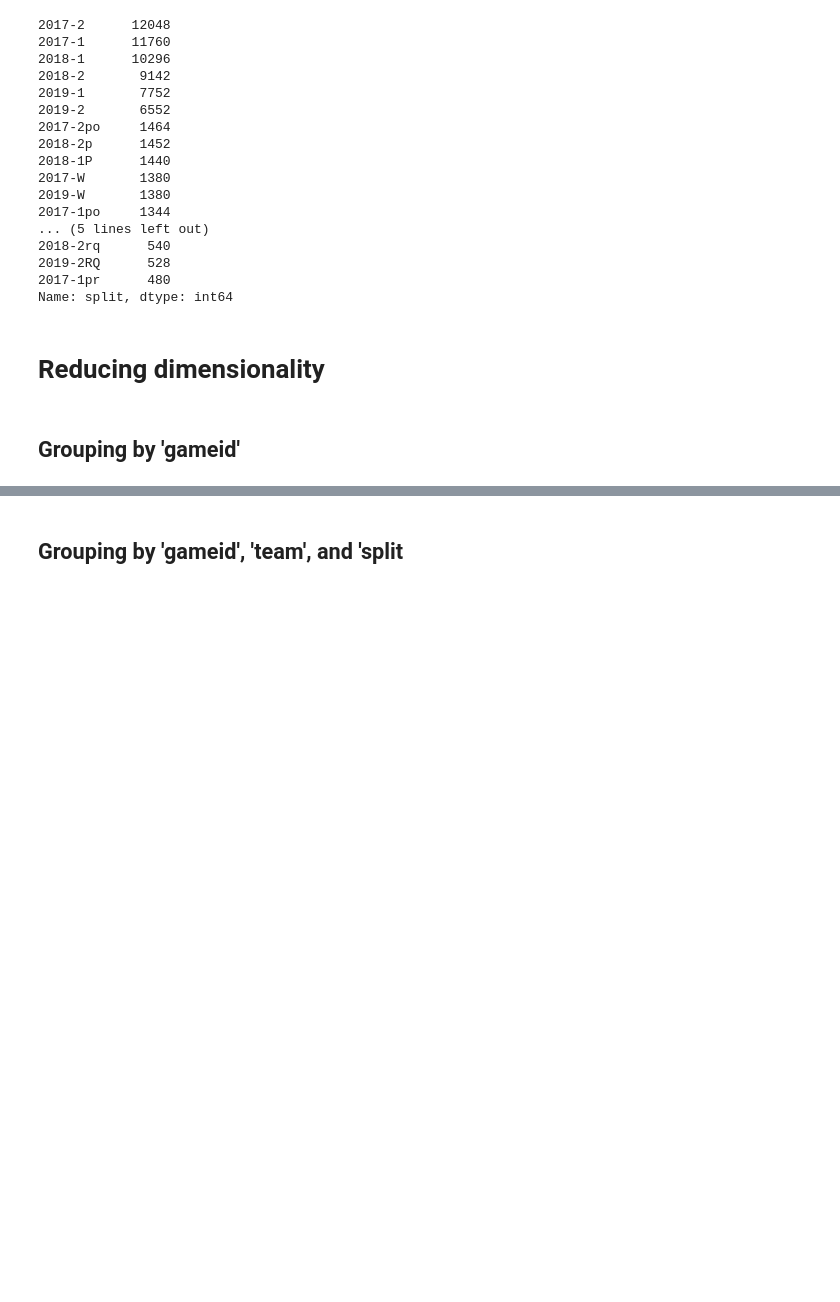
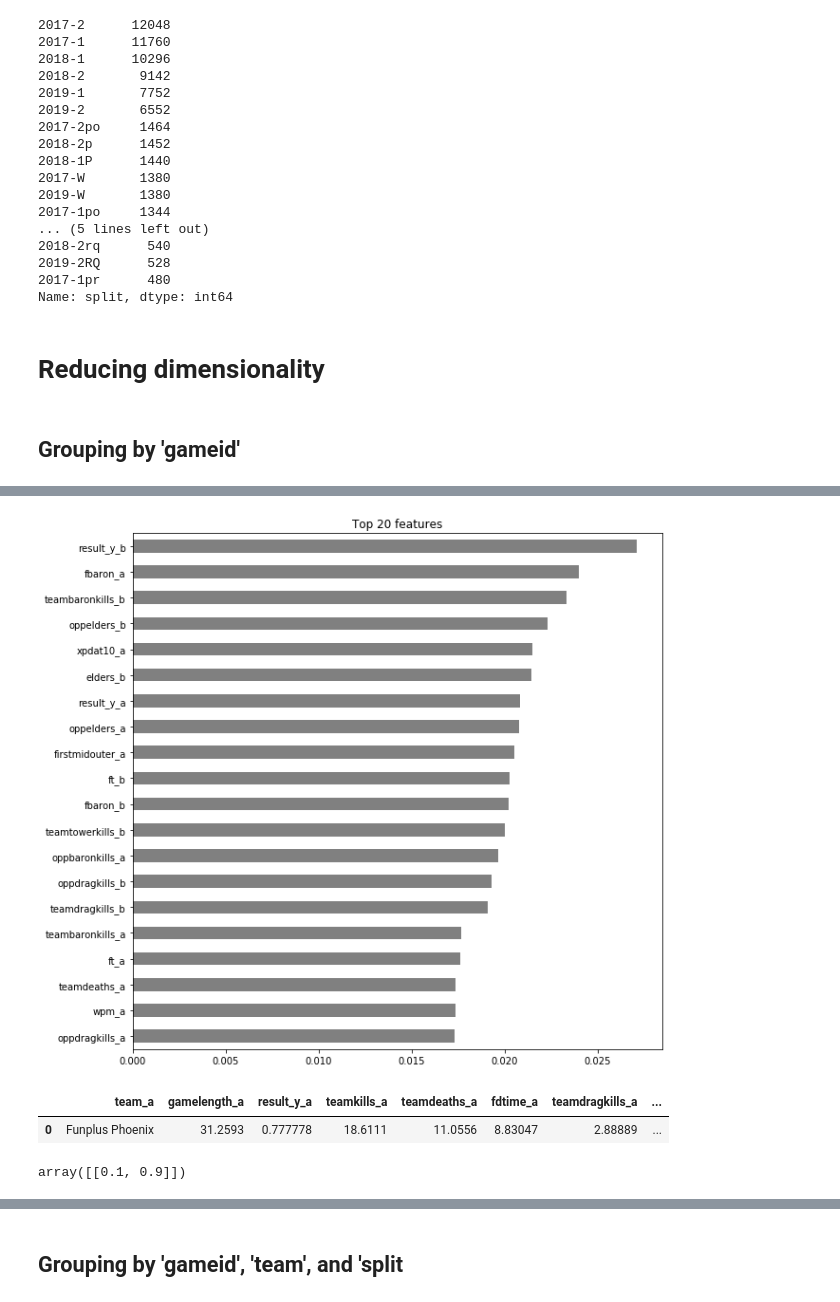
Before and after one commit to skredenmathias/DS-Unit-2-Build, a Jupyter notebook: Build_Week_Unit_2.ipynb, the cells around one changed output, grey strips where cells are left out. Cells and saved outputs as stored; diff of their text form; code cells hidden in the pictures; blank space fills up the shorter version.

```diff
--- a/Build_Week_Unit_2.ipynb
+++ b/Build_Week_Unit_2.ipynb
@@ -167,0 +331,3 @@ x.head()
+# %%
+train, test = train_test_split(new_df, test_size = .2, random_state = 42)
+train.shape, test.shape
@@ -167,0 +336,3 @@ x.head()
+# %%
+train, val = train_test_split(train, test_size = .2, random_state = 42)
+train.shape, val.shape
@@ -167,0 +341,13 @@ x.head()
+# %%
+target = 'winner'
+
+# features =
+
+X_train = train.drop(columns=target)
+y_train = train[target]
+X_val = val.drop(columns=target)
+y_val = val[target]
+X_test = test.drop(columns=target)
+y_test = test[target]
+
+X_train.shape, X_val.shape
@@ -167,0 +365,8 @@ x.head()
+# %%
+pipeline = make_pipeline(
+    ce.OrdinalEncoder(),
+    SimpleImputer(),
+    RandomForestClassifier(random_state = 42, n_jobs=-1)
+)
+
+pipeline.fit(X_train, y_train)
@@ -167,0 +409,17 @@ x.head()
+# %%
+%matplotlib inline
+import matplotlib.pyplot as plt
+
+# Get feature importances
+rf = pipeline.named_steps['randomforestclassifier']
+# importances = pd.Series(rf.feature_importances_, encoded.columns)
+
+importances = pd.Series(rf.feature_importances_, X_train.columns)
+
+# # Plot top n feature importances
+n = 20
+plt.figure(figsize=(10, n/2))
+plt.title(f'Top {n} features')
+importances.sort_values()[-n:].plot.barh(color='grey');
+# %% [output]
+[figure, added]
@@ -167,0 +454,9 @@ x.head()
+# %%
+test_josh
+# %% [output]
+|  | team_a | gamelength_a | result_y_a | teamkills_a | teamdeaths_a | fdtime_a | teamdragkills_a | ... |
+| 0 | Funplus Phoenix | 31.2593 | 0.777778 | 18.6111 | 11.0556 | 8.83047 | 2.88889 | ... |
+# %%
+pipeline.predict_proba(test_josh)
+# %% [output]
+array([[0.1, 0.9]])
```
Also changed, not shown: parts of 70 cells of this notebook.
